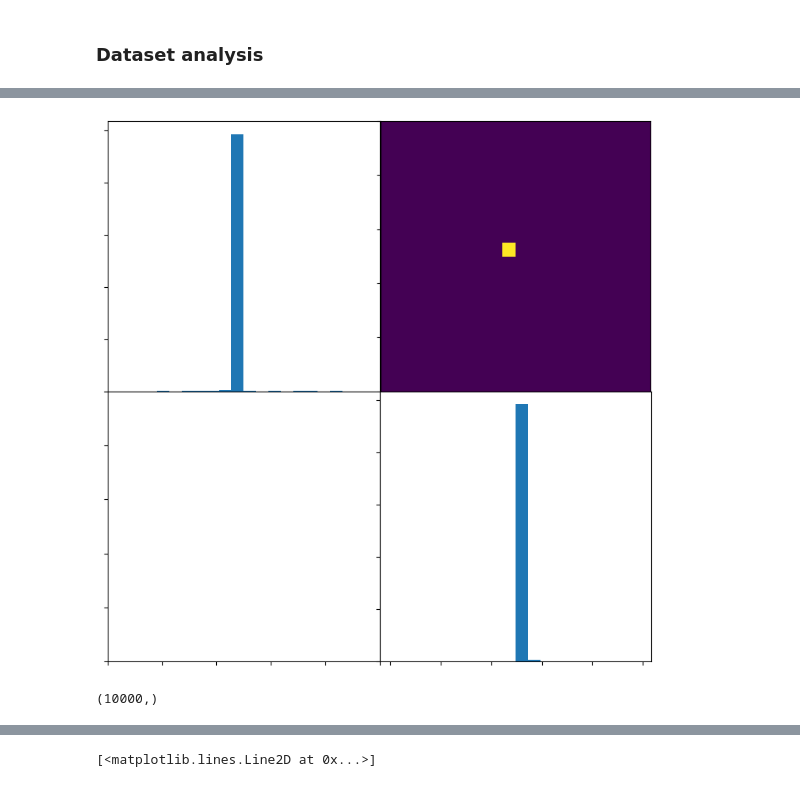
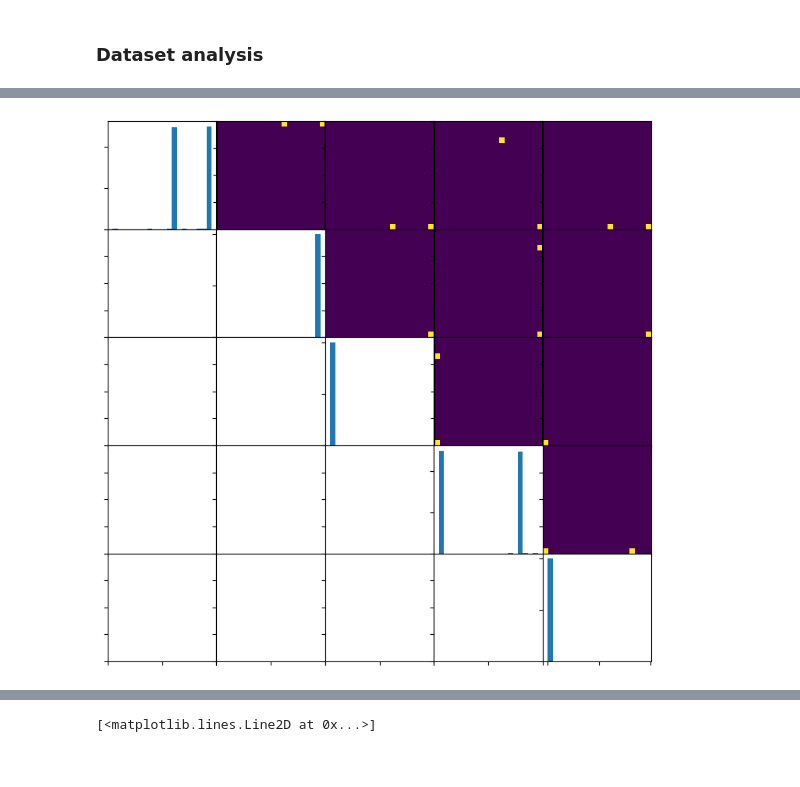
Before and after one commit to amimem/ToMM, a Jupyter notebook: trained_networks_analysis.ipynb, the cells around one changed output, grey strips where cells are left out. Saved outputs shown, nothing was run; the diff lists cells and outputs as text; code cells hidden in the pictures.

```diff
--- a/trained_networks_analysis.ipynb
+++ b/trained_networks_analysis.ipynb
@@ -46,16 +46,17 @@ def get_probs_on_vertices_from_model(net,data_settings):
 # %%
 data_settings_str =\
-                '_3agentdebug' +\
+                '_4agentdebug' +\
                 '_modelname_bitpop' +\
                 '_corr_1.0' +\
                 '_ensemble_sum' +\
                 '_M_2' +\
                 '_simulationdata' +\
                 '_actsel_greedy' +\
-                '_numepi_100' +\
-                '_K_2' +\
+                '_numepi_10' +\
+                '_K_5' +\
                 '_N_4' +\
-                '_T_100'
+                '_T_1000' +\
+                '_g_10'
 print(data_settings_str)
 seed_idx = 0
 training_settings_str =\
@@ -67,6 +68,6 @@ training_settings_str =\
                 '_trainseed_0' +\
                 '_epochs_10' +\
                 '_batchsz_16' +\
-                '_lr_0.001'
+                '_lr_0.0001'
 print(training_settings_str)
 # %% [output]
@@ -169,18 +191,18 @@ for epi_idx in range(50,100):
 # %%
-K=states.shape[1]
-fig,ax=pl.subplots(K,K,figsize=(9,9))
-for rit in range(K):
-    for cit in range(K):
+Kmax=5#states.shape[1]
+fig,ax=pl.subplots(Kmax,Kmax,figsize=(9,9))
+for rit in range(Kmax):
+    for cit in range(Kmax):
         if rit==cit:
-            ax[rit,cit].hist(states[:,rit],bins=20)
+            ax[rit,cit].hist(states[0,:,rit],bins=20)
         if rit<cit:
-            heatmap, xedges, yedges = np.histogram2d(states[:,rit], states[:,cit], bins=20)
-            extent = [0, 1, 0, 1]
-#             extent = [-1, 1, -1, 1]
+            heatmap, xedges, yedges = np.histogram2d(states[0,:,rit], states[0,:,cit], bins=20)
+#             extent = [0, 1, 0, 1]
+            extent = [-1, 1, -1, 1]
             ax[rit,cit].imshow(heatmap.T, extent=extent, origin='lower')
         ax[rit,cit].set_xticklabels([])
         ax[rit,cit].set_yticklabels([])
 fig.subplots_adjust(wspace=0, hspace=0)
 # %% [output]
-[figure, old version]
+[figure, new version]
 # %%
@@ -188,4 +209,0 @@ orthant_index_seq=np.array([np.sum(np.power(2,np.arange(K))[state>0.5]) for stat
-# %%
-np.array([np.power(2,np.arange(K))[state>0.5] for state in states]).shape
-# %% [output]
-(10000,)
```
Also changed, not shown: parts of 27 cells of this notebook, 4 other files.
